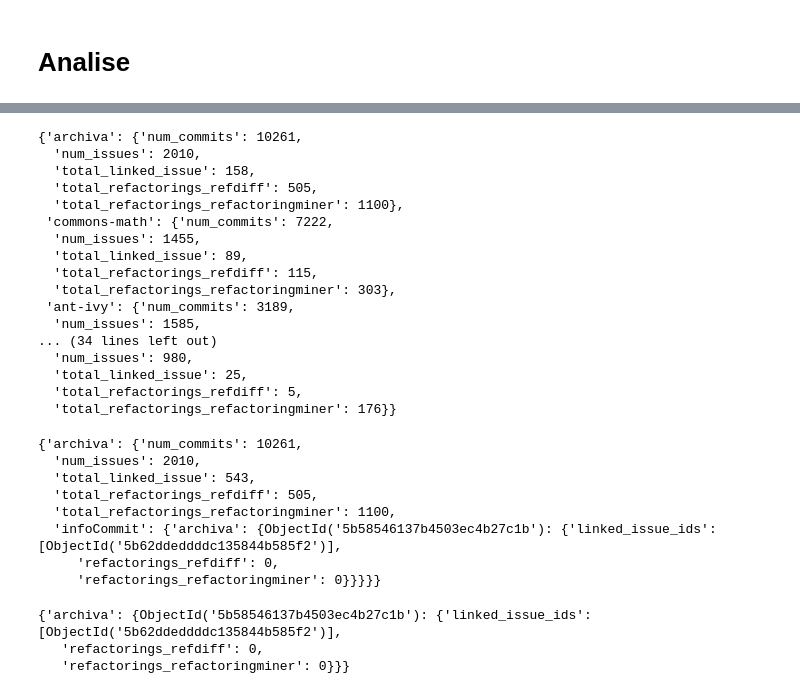
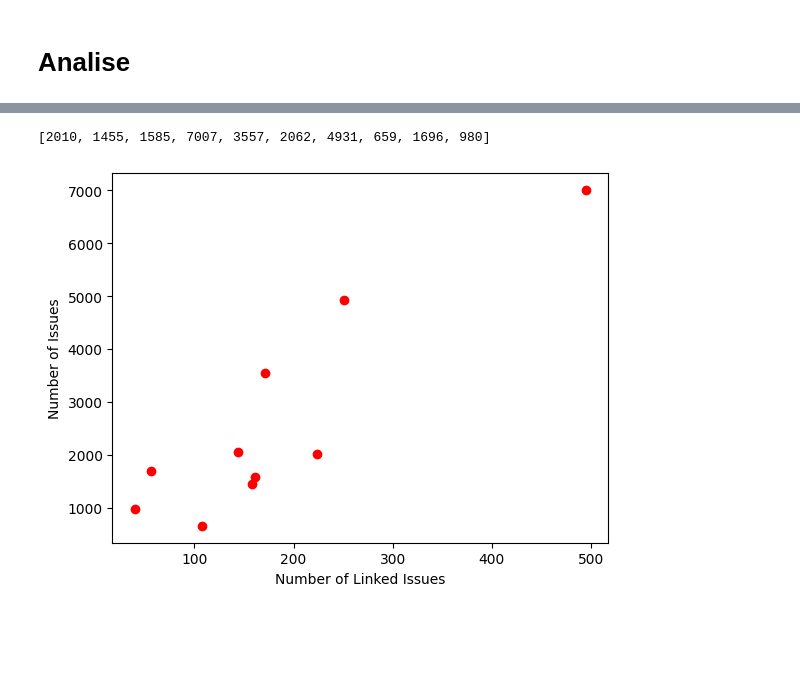
Before and after one commit to KleitonEwerton/miner-smartSHARK, a Jupyter notebook: main2.ipynb, the cells around one changed output, grey strips where cells are left out. Cells and saved outputs as stored; diff of their text form; code cells hidden in the pictures; blank space fills up the shorter version.

```diff
--- a/main2.ipynb
+++ b/main2.ipynb
@@ -68,12 +75,20 @@ for p in projectsList:
     count_refactorings_refactoringminer = 0
 
     for commit in Commit.objects(vcs_system_id=vcs_system.id).only('labels', 'linked_issue_ids'):
-        if commit.labels is not None and 'validated_bugfix' in commit.labels and commit.labels['validated_bugfix']==True:
-            if commit.linked_issue_ids is not None and len(commit.linked_issue_ids)>0:
-                count_refactorings_refdiff += Refactoring.objects(commit_id=commit.id, detection_tool='refDiff').count()
-                count_refactorings_refactoringminer += Refactoring.objects(commit_id=commit.id, detection_tool='rMiner').count()
-                count_linked_issue += 1
-                infoCommit[p] = {commit.id : {'linked_issue_ids': commit.linked_issue_ids, 'refactorings_refdiff': Refactoring.objects(commit_id=commit.id, detection_tool='refDiff').count(), 'refactorings_refactoringminer': Refactoring.objects(commit_id=commit.id, detection_tool='rMiner').count()}}
+        if commit.linked_issue_ids is not None and len(commit.linked_issue_ids)>0:
+
+            for linked_issue in commit.linked_issue_ids:
+                issue = Issue.objects(id=linked_issue).get()
+                if issue.issue_type is not None and issue.issue_type.lower()=='bug':
+                    refdiff = Refactoring.objects(commit_id=commit.id, detection_tool='refDiff').count()
+                    miner = Refactoring.objects(commit_id=commit.id, detection_tool='rMiner').count()
+                    if(refdiff > 0 or miner > 0):
+                        count_refactorings_refdiff += refdiff
+                        count_refactorings_refactoringminer += miner
+                        count_linked_issue += 1
+                        infoCommit[p] = {commit.id : {'linked_issue_ids': commit.linked_issue_ids, 'refactorings_refdiff': Refactoring.objects(commit_id=commit.id, detection_tool='refDiff').count(), 'refactorings_refactoringminer': Refactoring.objects(commit_id=commit.id, detection_tool='rMiner').count()}}
+                        break
+
     print('count_linked_issue:', count_linked_issue)
     print('Number of refactorings detected by refDiff:', count_refactorings_refdiff)
     print('Number of refactorings detected by RefactoringMiner:', count_refactorings_refactoringminer)
@@ -97,40 +112,25 @@ Number of issues: 980
 count_linked_issue: 40
 Number of refactorings detected by refDiff: 15
 Number of refactorings detected by RefactoringMiner: 264
-# %%
-smallInfos
-# %% [output]
-{'archiva': {'num_commits': 10261,
-  'num_issues': 2010,
-  'total_linked_issue': 158,
-  'total_refactorings_refdiff': 505,
-  'total_refactorings_refactoringminer': 1100},
- 'commons-math': {'num_commits': 7222,
-  'num_issues': 1455,
-  'total_linked_issue': 89,
-  'total_refactorings_refdiff': 115,
-  'total_refactorings_refactoringminer': 303},
- 'ant-ivy': {'num_commits': 3189,
-  'num_issues': 1585,
-... (34 lines left out)
-  'num_issues': 980,
-  'total_linked_issue': 25,
-  'total_refactorings_refdiff': 5,
-  'total_refactorings_refactoringminer': 176}}
-# %%
-fullInfos
-# %% [output]
-{'archiva': {'num_commits': 10261,
-  'num_issues': 2010,
-  'total_linked_issue': 543,
-  'total_refactorings_refdiff': 505,
-  'total_refactorings_refactoringminer': 1100,
-  'infoCommit': {'archiva': {ObjectId('5b58546137b4503ec4b27c1b'): {'linked_issue_ids': [ObjectId('5b62ddeddddc135844b585f2')],
-     'refactorings_refdiff': 0,
-     'refactorings_refactoringminer': 0}}}}}
-# %%
-infoCommit
-# %% [output]
-{'archiva': {ObjectId('5b58546137b4503ec4b27c1b'): {'linked_issue_ids': [ObjectId('5b62ddeddddc135844b585f2')],
-   'refactorings_refdiff': 0,
-   'refactorings_refactoringminer': 0}}}
+# %%
+xNumCommits = []
+yLinkedIssue = []
+zNumIssues = []
+for info in smallInfos:
+    xNumCommits.append(smallInfos[info]['num_commits'])
+    yLinkedIssue.append(smallInfos[info]['total_linked_issue'])
+    zNumIssues.append(smallInfos[info]['num_issues'])
+# %%
+zNumIssues
+# %% [output]
+[2010, 1455, 1585, 7007, 3557, 2062, 4931, 659, 1696, 980]
+# %%
+
+import matplotlib.pyplot as plt
+
+plt.plot( yLinkedIssue,zNumIssues, 'ro')
+plt.ylabel('Number of Issues')
+plt.xlabel('Number of Linked Issues')
+plt.show()
+# %% [output]
+[figure, added]
```
Also changed, not shown: parts of 3 cells of this notebook, 2 other files.
